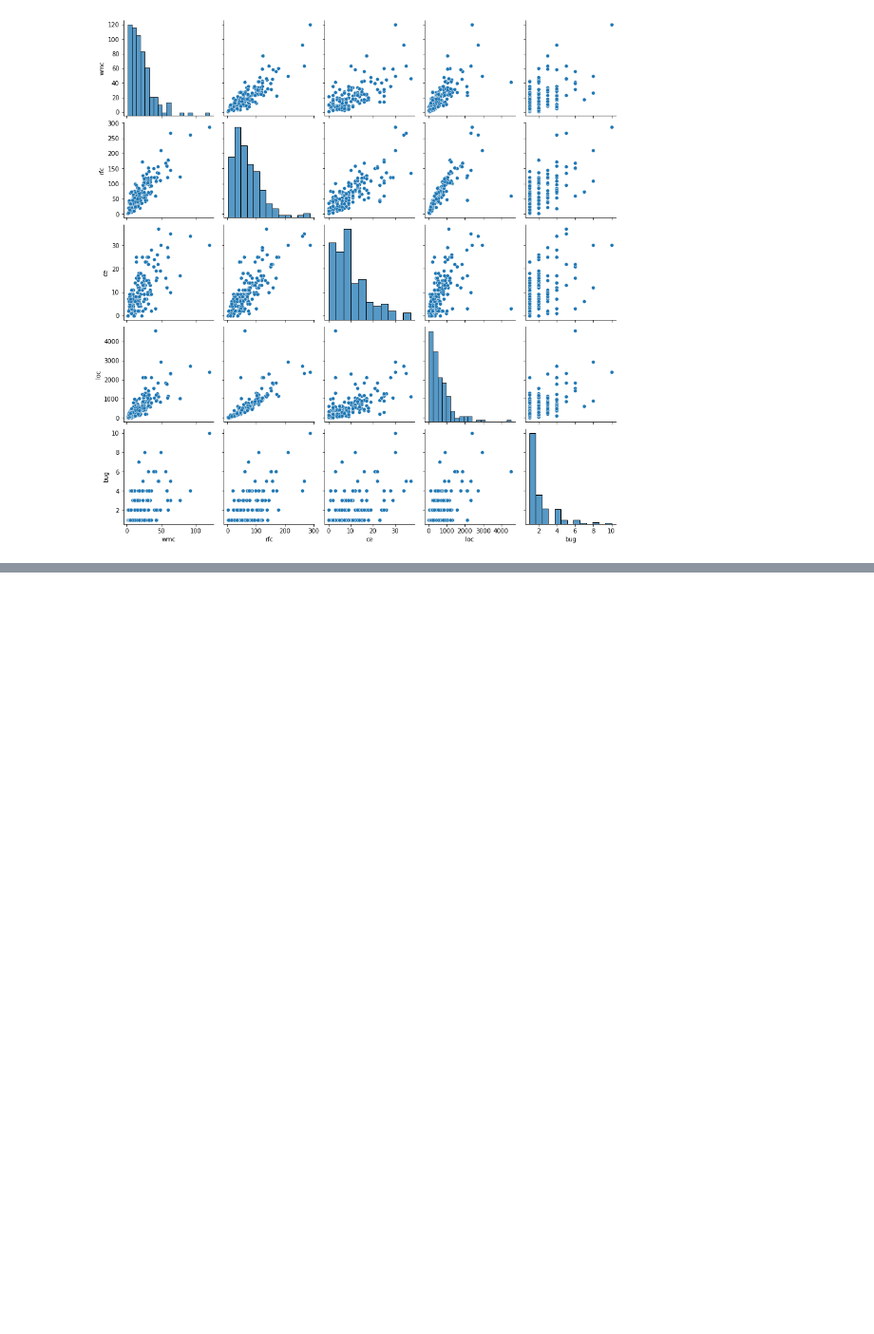
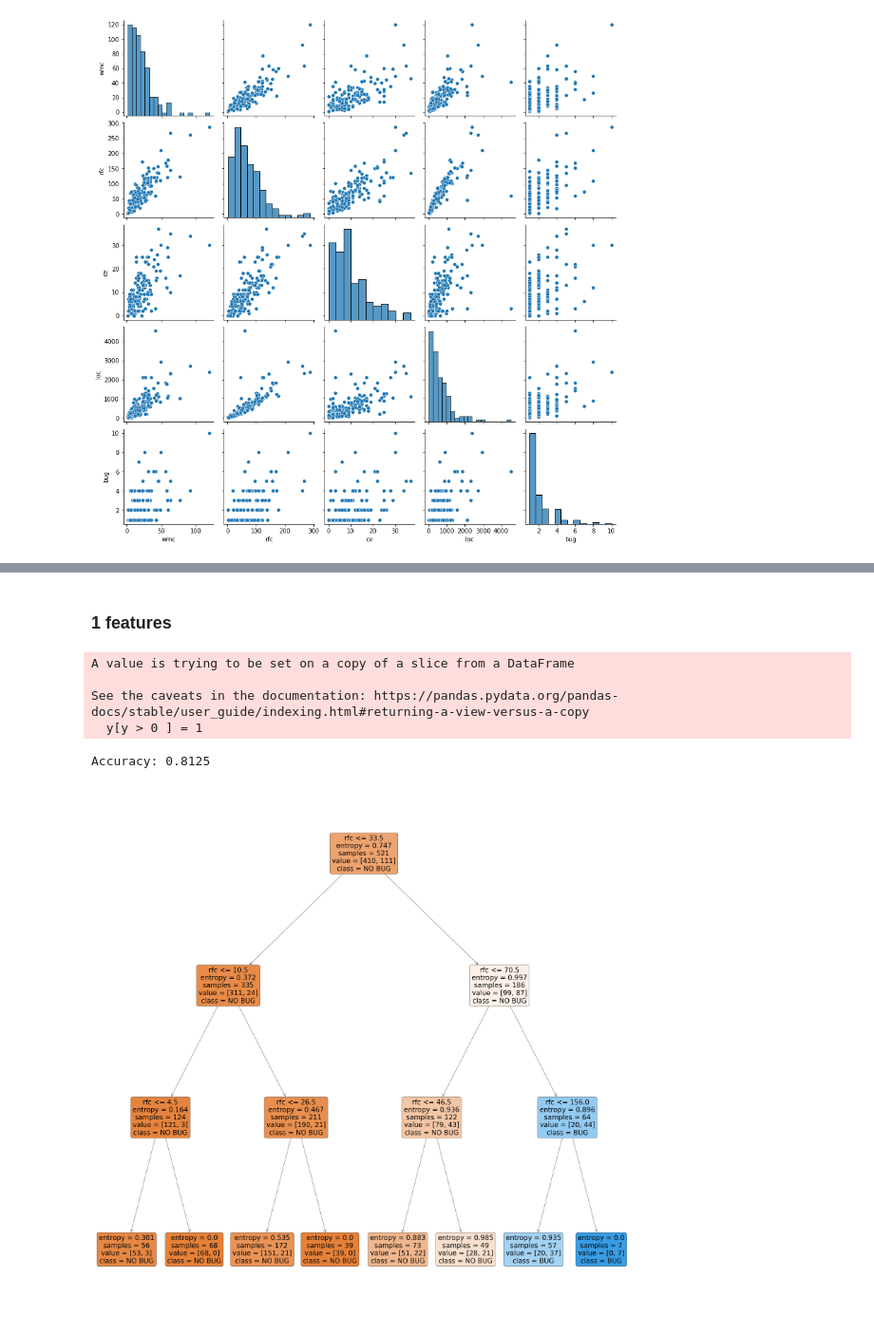
Before and after one commit to francobelloni85/UniSoftwareQualityExam, a Jupyter notebook: SoftwareQualityExam.ipynb, the cells around one changed output, grey strips where cells are left out. Shown at 95% size. Saved outputs shown, nothing was run; the diff lists cells and outputs as text; code cells hidden in the pictures; blank space fills up the shorter version.

Commit message:
[ADD] Decision Tree Classifier Building

```diff
--- a/SoftwareQualityExam.ipynb
+++ b/SoftwareQualityExam.ipynb
@@ -641,0 +654,2 @@ sn.catplot(x='loc', kind='box', data=data)
+# %% [markdown]
+### 1 features
@@ -641,0 +664,31 @@ sn.catplot(x='loc', kind='box', data=data)
+# %%
+data_tree = pd.read_csv(path)
+feature_cols = ['rfc']
+X = data_tree[feature_cols] # Features
+y = data_tree.bug # Target variable
+y[y > 0 ] = 1
+
+# Split dataset into training set and test set
+X_train, X_test, y_train, y_test = train_test_split(X, y, test_size=0.3, random_state=1) # 70% training and 30% test
+
+# Create Decision Tree classifer object
+clf = DecisionTreeClassifier(criterion="entropy", max_depth=3)
+
+# Train Decision Tree Classifer
+clf = clf.fit(X_train,y_train)
+
+#Predict the response for test dataset
+y_pred = clf.predict(X_test)
+
+# Model Accuracy, how often is the classifier correct?
+print("Accuracy:",metrics.accuracy_score(y_test, y_pred))
+
+fig = plt.figure(figsize=(50,50))
+_ = tree.plot_tree(clf,feature_names=feature_cols, class_names=["NO BUG","BUG"],filled=True,rounded=True,)
+# %% [output]
+A value is trying to be set on a copy of a slice from a DataFrame
+
+See the caveats in the documentation: https://pandas.pydata.org/pandas-docs/stable/user_guide/indexing.html#returning-a-view-versus-a-copy
+  y[y > 0 ] = 1
+Accuracy: 0.8125
+[figure, added]
```
Also changed, not shown: parts of 14 cells of this notebook.
